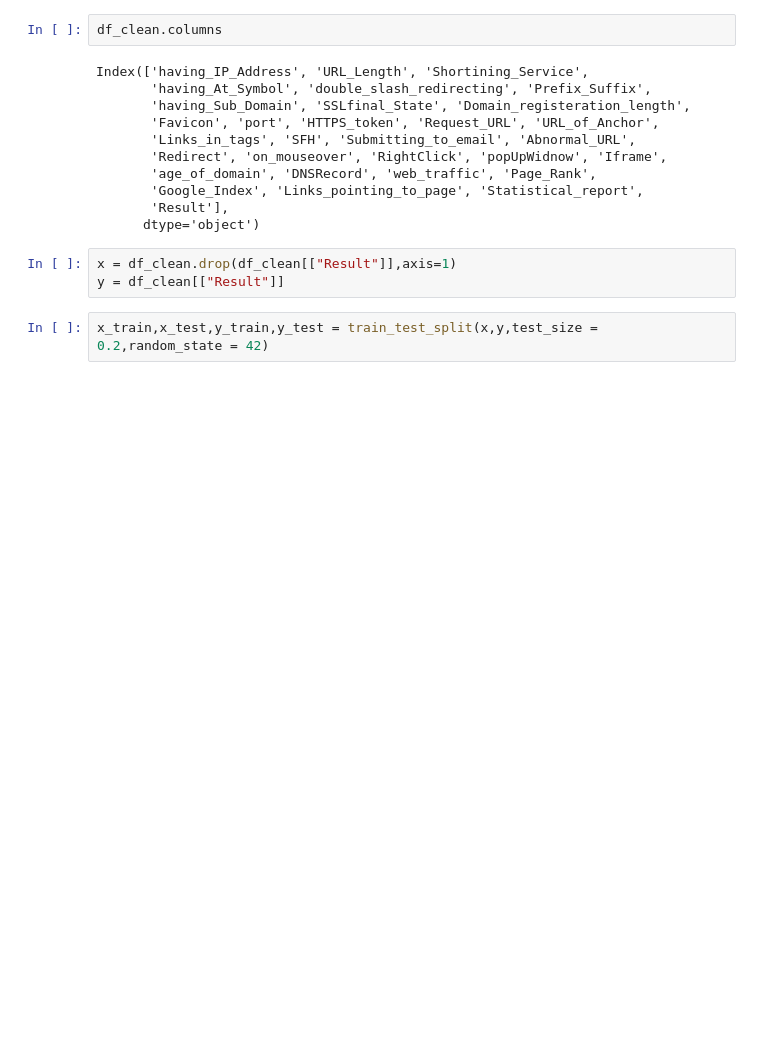
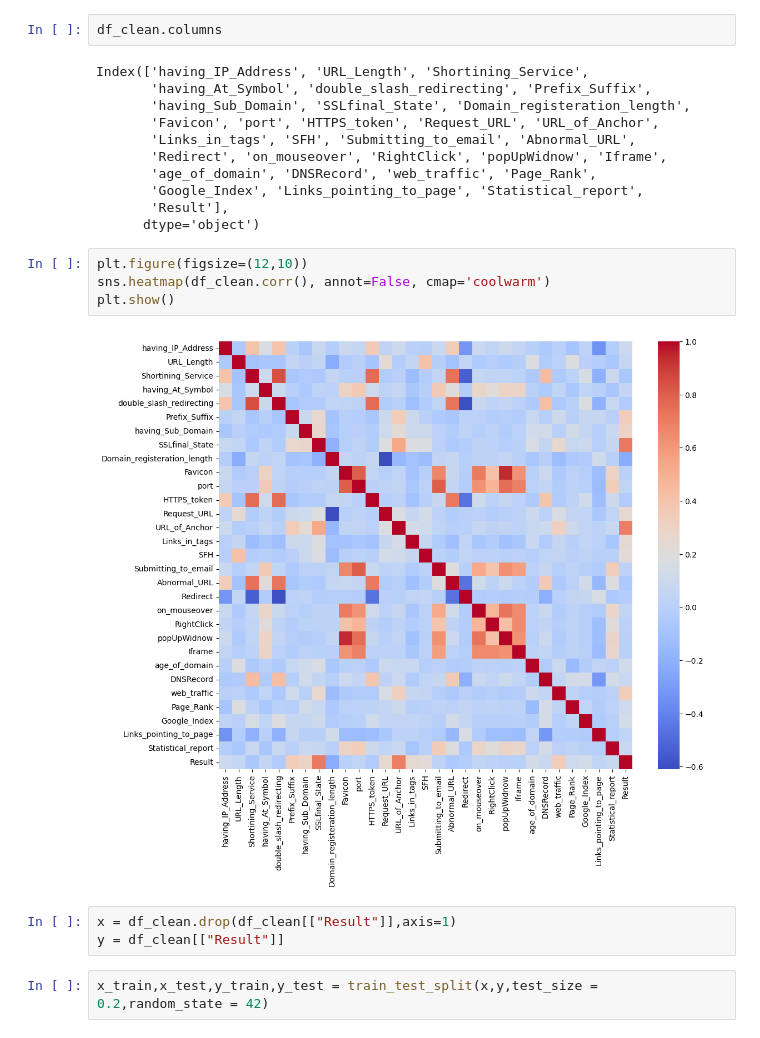
Before and after one commit to mohamedfahadlal/Phishing-Link-Detection, a Jupyter notebook: notebook.ipynb, the cells around one changed output. Saved outputs shown, nothing was run; the diff lists cells and outputs as text; blank space fills up the shorter version.

```diff
--- a/notebook.ipynb
+++ b/notebook.ipynb
@@ -111,6 +111,12 @@ Index(['having_IP_Address', 'URL_Length', 'Shortining_Service',
        'Google_Index', 'Links_pointing_to_page', 'Statistical_report',
        'Result'],
       dtype='object')
+# %%
+plt.figure(figsize=(12,10))
+sns.heatmap(df_clean.corr(), annot=False, cmap='coolwarm')
+plt.show()
+# %% [output]
+[figure, added]
 # %%
 x = df_clean.drop(df_clean[["Result"]],axis=1)
 y = df_clean[["Result"]]
```
Also changed, not shown: parts of 11 cells of this notebook, 8 other files.
